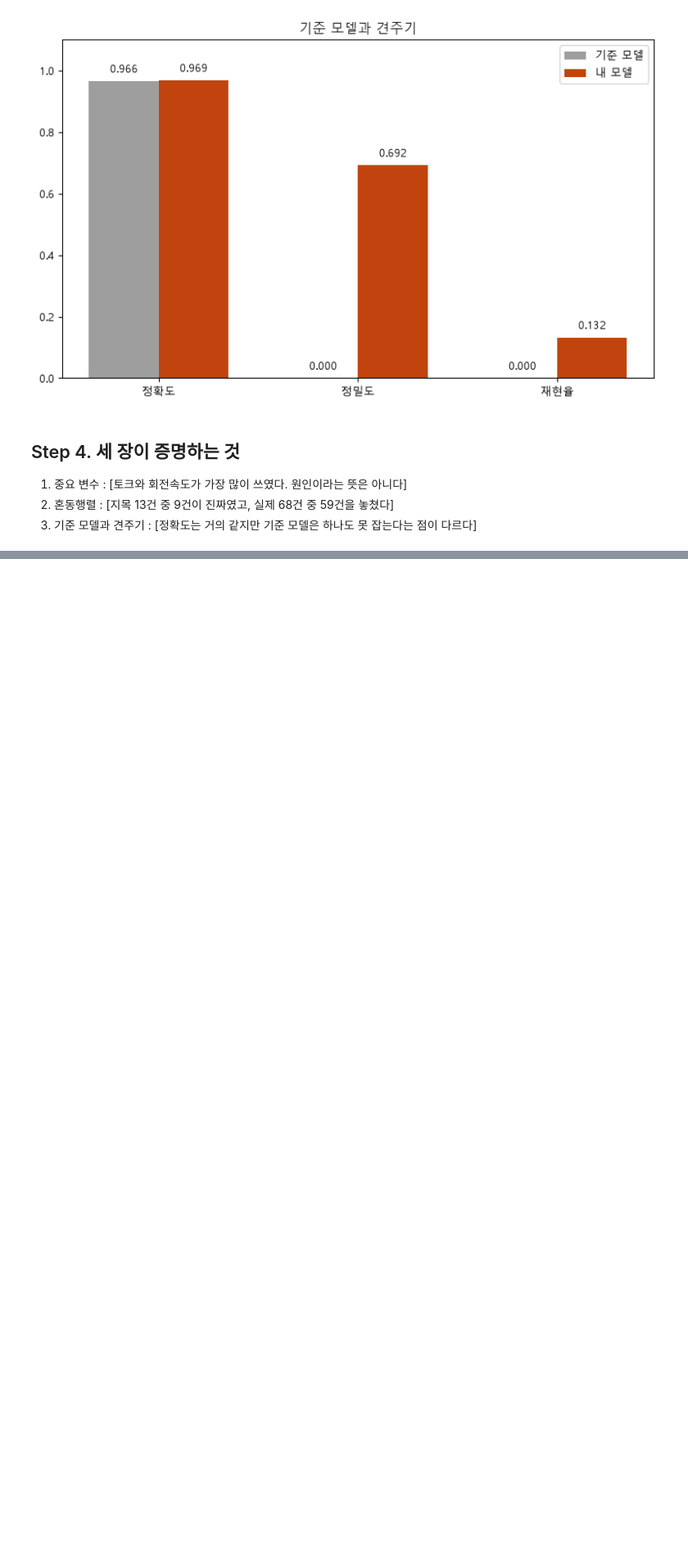
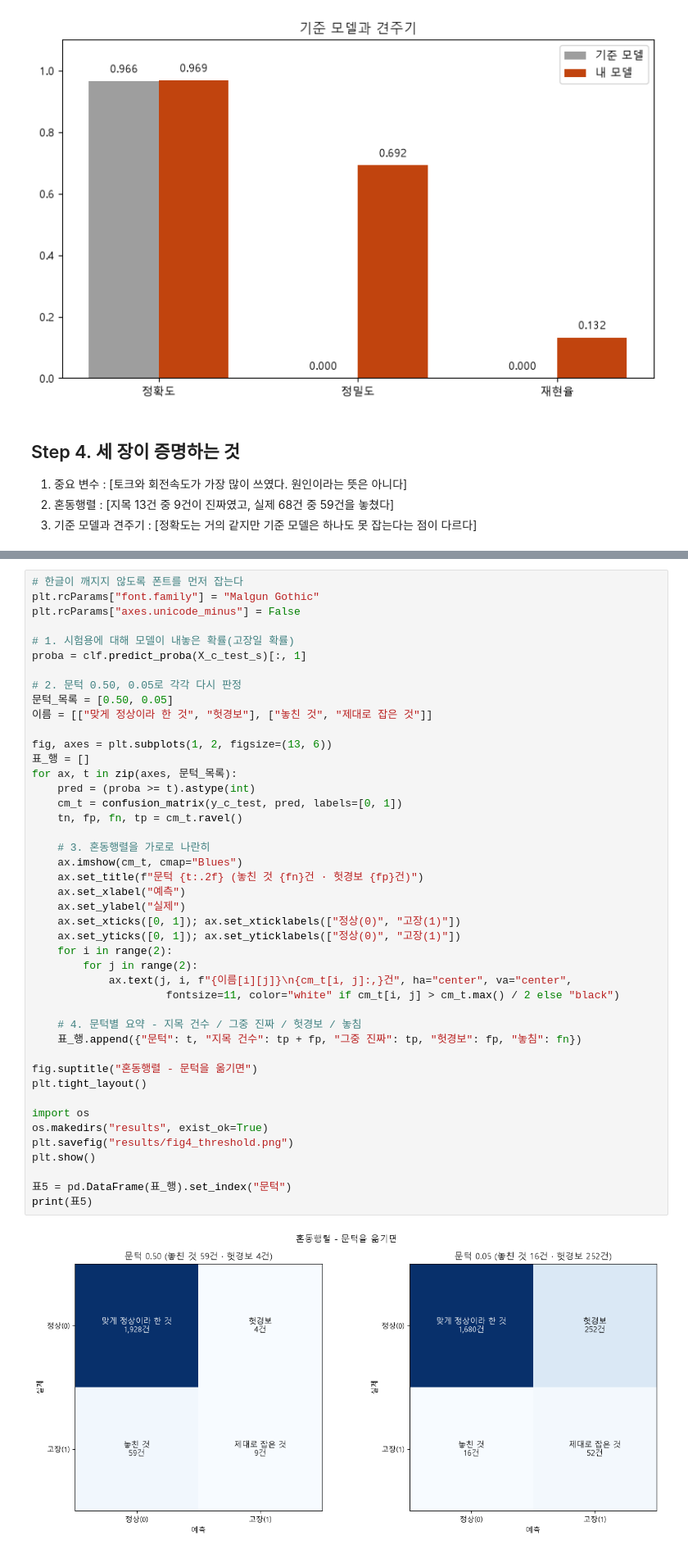
Before and after one commit to solbella/defect-prediction, a Jupyter notebook: day07/lab20_regression/lab20_regression.ipynb, the cells around one changed output, grey strips where cells are left out. Shown at 82% size. Drawn from its saved outputs; the diff is of its cells as text; blank space fills up the shorter version.

```diff
--- a/day07/lab20_regression/lab20_regression.ipynb
+++ b/day07/lab20_regression/lab20_regression.ipynb
@@ -388,0 +391,46 @@ plt.show()
+# %%
+# 한글이 깨지지 않도록 폰트를 먼저 잡는다
+plt.rcParams["font.family"] = "Malgun Gothic"
+plt.rcParams["axes.unicode_minus"] = False
+
+# 1. 시험용에 대해 모델이 내놓은 확률(고장일 확률)
+proba = clf.predict_proba(X_c_test_s)[:, 1]
+
+# 2. 문턱 0.50, 0.05로 각각 다시 판정
+문턱_목록 = [0.50, 0.05]
+이름 = [["맞게 정상이라 한 것", "헛경보"], ["놓친 것", "제대로 잡은 것"]]
+
+fig, axes = plt.subplots(1, 2, figsize=(13, 6))
+표_행 = []
+for ax, t in zip(axes, 문턱_목록):
+    pred = (proba >= t).astype(int)
+    cm_t = confusion_matrix(y_c_test, pred, labels=[0, 1])
+    tn, fp, fn, tp = cm_t.ravel()
+
+    # 3. 혼동행렬을 가로로 나란히
+    ax.imshow(cm_t, cmap="Blues")
+    ax.set_title(f"문턱 {t:.2f} (놓친 것 {fn}건 · 헛경보 {fp}건)")
+    ax.set_xlabel("예측")
+    ax.set_ylabel("실제")
+    ax.set_xticks([0, 1]); ax.set_xticklabels(["정상(0)", "고장(1)"])
+    ax.set_yticks([0, 1]); ax.set_yticklabels(["정상(0)", "고장(1)"])
+    for i in range(2):
+        for j in range(2):
+            ax.text(j, i, f"{이름[i][j]}\n{cm_t[i, j]:,}건", ha="center", va="center",
+                     fontsize=11, color="white" if cm_t[i, j] > cm_t.max() / 2 else "black")
+
+    # 4. 문턱별 요약 - 지목 건수 / 그중 진짜 / 헛경보 / 놓침
+    표_행.append({"문턱": t, "지목 건수": tp + fp, "그중 진짜": tp, "헛경보": fp, "놓침": fn})
+
+fig.suptitle("혼동행렬 - 문턱을 옮기면")
+plt.tight_layout()
+
+import os
+os.makedirs("results", exist_ok=True)
+plt.savefig("results/fig4_threshold.png")
+plt.show()
+
+표5 = pd.DataFrame(표_행).set_index("문턱")
+print(표5)
+# %% [output]
+[figure, added]
```
Also changed, not shown: parts of 3 cells of this notebook, 1 other file.
